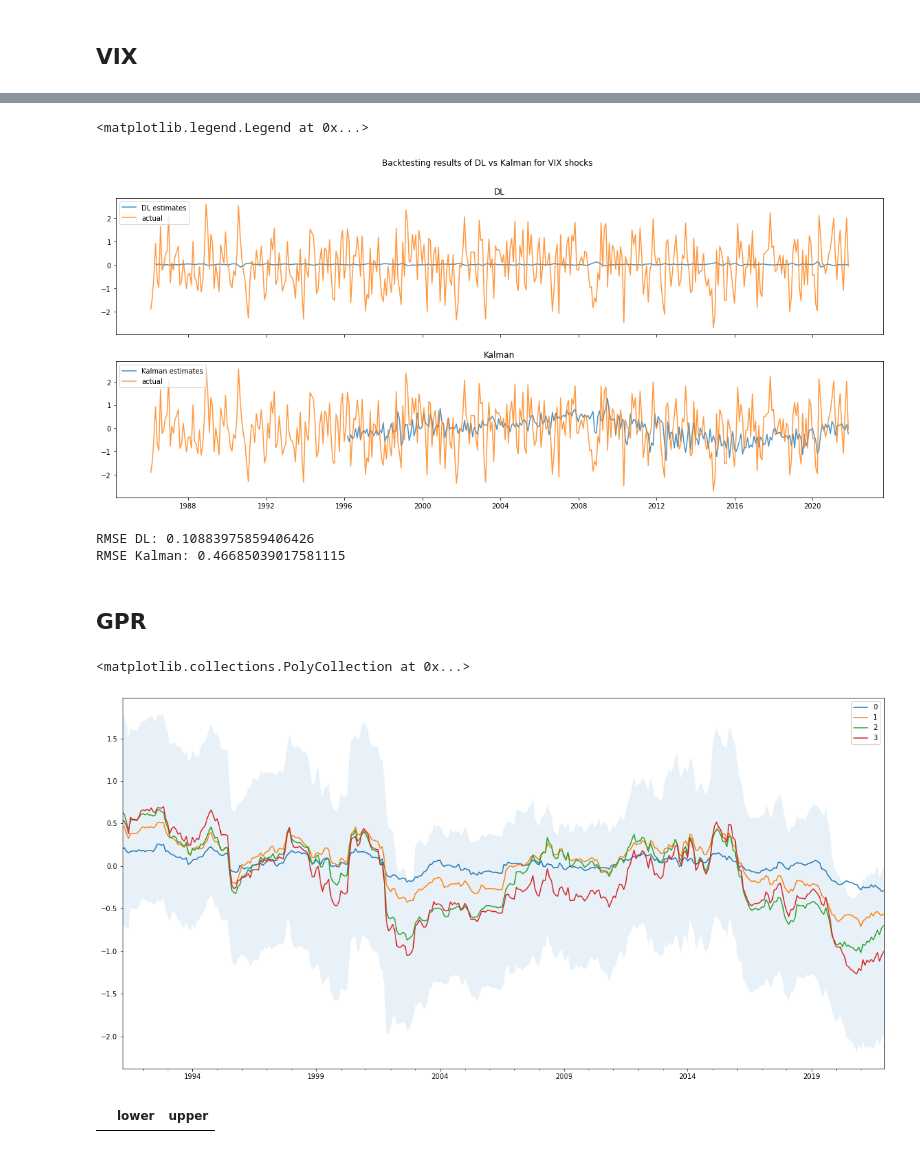
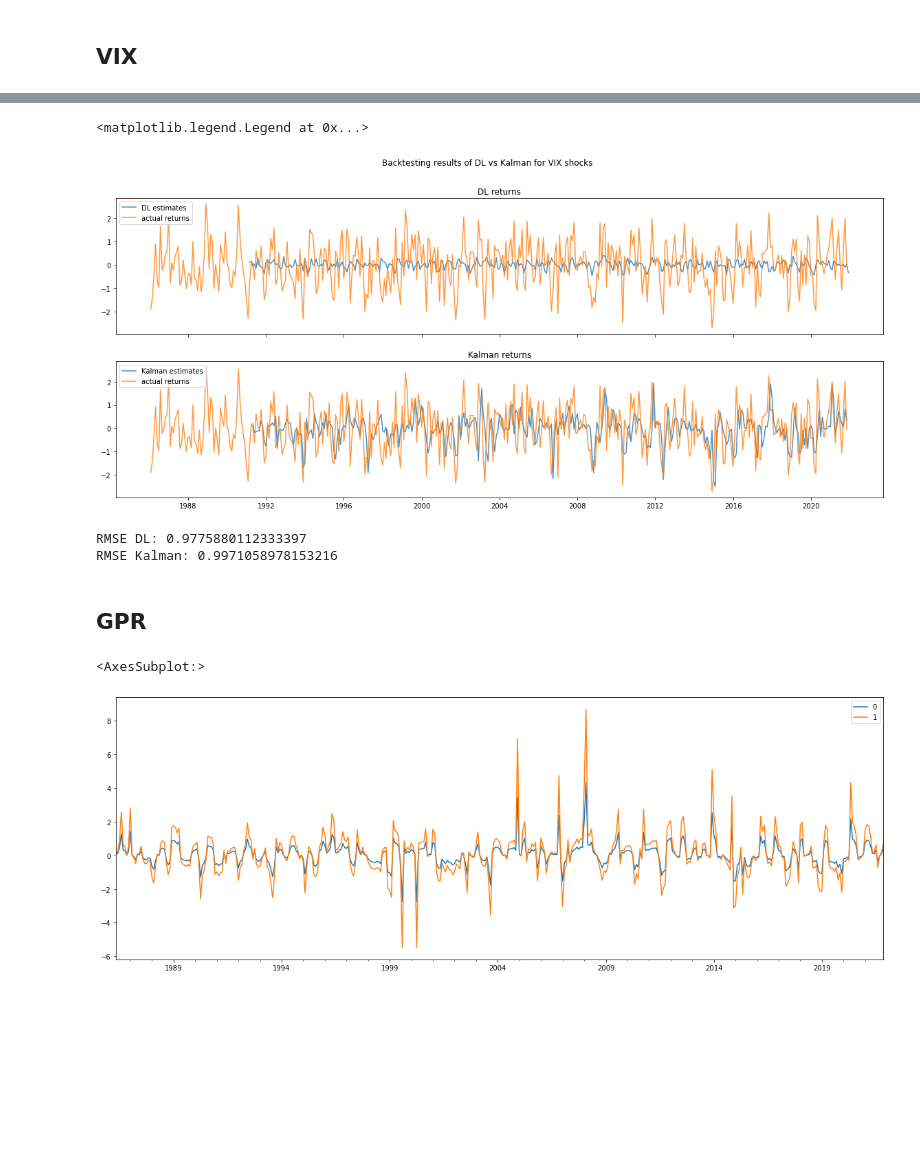
Before and after one commit to t0nychn/UG_thesis, a Jupyter notebook: Kalman_test.ipynb, the cells around one changed output, grey strips where cells are left out. Cells and saved outputs as stored; diff of their text form; code cells hidden in the pictures; blank space fills up the shorter version.

```diff
--- a/Kalman_test.ipynb
+++ b/Kalman_test.ipynb
@@ -18,9 +18,11 @@ c1 = clean_series('contract_1', wti)
 vix = load('data/VIX.csv')
 vix_shock = calc_shock('VIX', vix)
 # %%
-window = 60 # number of months for measurement sample (lags mean only 24 datapoints available for each sample)
-conf_int = .1 # confidence interval (2-tailed, Student's t)
-lags = 3
-kalman = KF(window=window, conf_int=conf_int, lags=lags)
-kf, confs = kalman.run('contract_1', 'VIX', c1.join(vix_shock).dropna())
+lags = 1
+Q= 25
+r = 1
+p = 4
+x0 = np.array([0] + [1 for _ in range(lags+1)])
+kalman = KF(x0, lags=lags, r=r, p=p, Q=Q)
+kf = kalman.run('contract_1', 'VIX', c1.join(vix_shock).dropna())
 # %%
@@ -62,7 +41,7 @@ plt.legend()
 # %%
 kalman_backtest = kalman.backtest()
 
-x = wti.contract_1
+x = vix_shock['VIX']
 dl_backtest = dl.model.params[0] + x * dl.model.params[1]
 for i in range(2, lags+2): # remember params contain constant at [0]
     dl_backtest += x.shift(i-1) * dl.model.params[i]
@@ -70,38 +49,34 @@ for i in range(2, lags+2): # remember params contain constant at [0]
 fig, ax = plt.subplots(2, sharex=True, figsize=(20,8))
 fig.suptitle('Backtesting results of DL vs Kalman for VIX shocks')
 ax[0].plot(dl_backtest, label='DL estimates', alpha=0.8)
-ax[0].plot(c1.contract_1, label='actual', alpha=0.8)
-ax[0].set_title('DL')
+ax[0].plot(c1.contract_1, label='actual returns', alpha=0.8)
+ax[0].set_title('DL returns')
 ax[0].legend()
 ax[1].plot(kalman_backtest, label='Kalman estimates', alpha=0.8)
-ax[1].plot(c1.contract_1, label='actual', alpha=0.8)
-ax[1].set_title('Kalman')
+ax[1].plot(c1.contract_1, label='actual returns', alpha=0.8)
+ax[1].set_title('Kalman returns')
 ax[1].legend()
 # %% [output]
 <matplotlib.legend.Legend at 0x...>
-[figure, old version]
+[figure, new version]
 # %%
-rmse_dl = np.sqrt(np.sum((x.loc[min(dl_backtest.index):] - dl_backtest) ** 2) / len(dl_backtest))
-rmse_kalman = np.sqrt(np.sum((x.loc[min(kalman_backtest.index):] - kalman_backtest) ** 2) / len(kalman_backtest))
+rmse_dl = np.sqrt(np.sum((c1.contract_1.loc[min(dl_backtest.index):] - dl_backtest)** 2) / len(dl_backtest))
+rmse_kalman = np.sqrt(np.sum((c1.contract_1.loc[min(kalman_backtest.index):] - kalman_backtest)** 2) / len(kalman_backtest))
 print(f'RMSE DL: {rmse_dl}')
 print(f'RMSE Kalman: {rmse_kalman}')
 # %% [output]
-RMSE DL: 0.10883975859406426
-RMSE Kalman: 0.46685039017581115
+RMSE DL: 0.9775880112333397
+RMSE Kalman: 0.9971058978153216
 # %% [markdown]
 ## GPR
 # %%
 gpr = load('data/GPRGlobal.csv')
 gpr_shock = calc_shock('GPRI', gpr)
 # %%
-kf2, confs2 = kalman.run('contract_1', 'GPRI', c1.join(gpr_shock).dropna())
+kalman = KF(x0, lags=lags, r=r, p=p, Q=Q)
+kf2 = kalman.run('contract_1', 'GPRI', c1.join(gpr_shock).dropna())
 # %%
-kf2.plot(figsize=(20, 10))
-plt.fill_between(confs2.index, confs2['lower'], confs2['upper'], alpha=0.1)
+kf2.plot(figsize=(20, 7))
 # %% [output]
-<matplotlib.collections.PolyCollection at 0x...>
+<AxesSubplot:>
-[figure, old version]
+[figure, new version]
-# %%
-confs2[confs2['lower'] > 0]
-# %% [output]
-|  | lower | upper |
```
Also changed, not shown: parts of 15 cells of this notebook, 2 other files.
